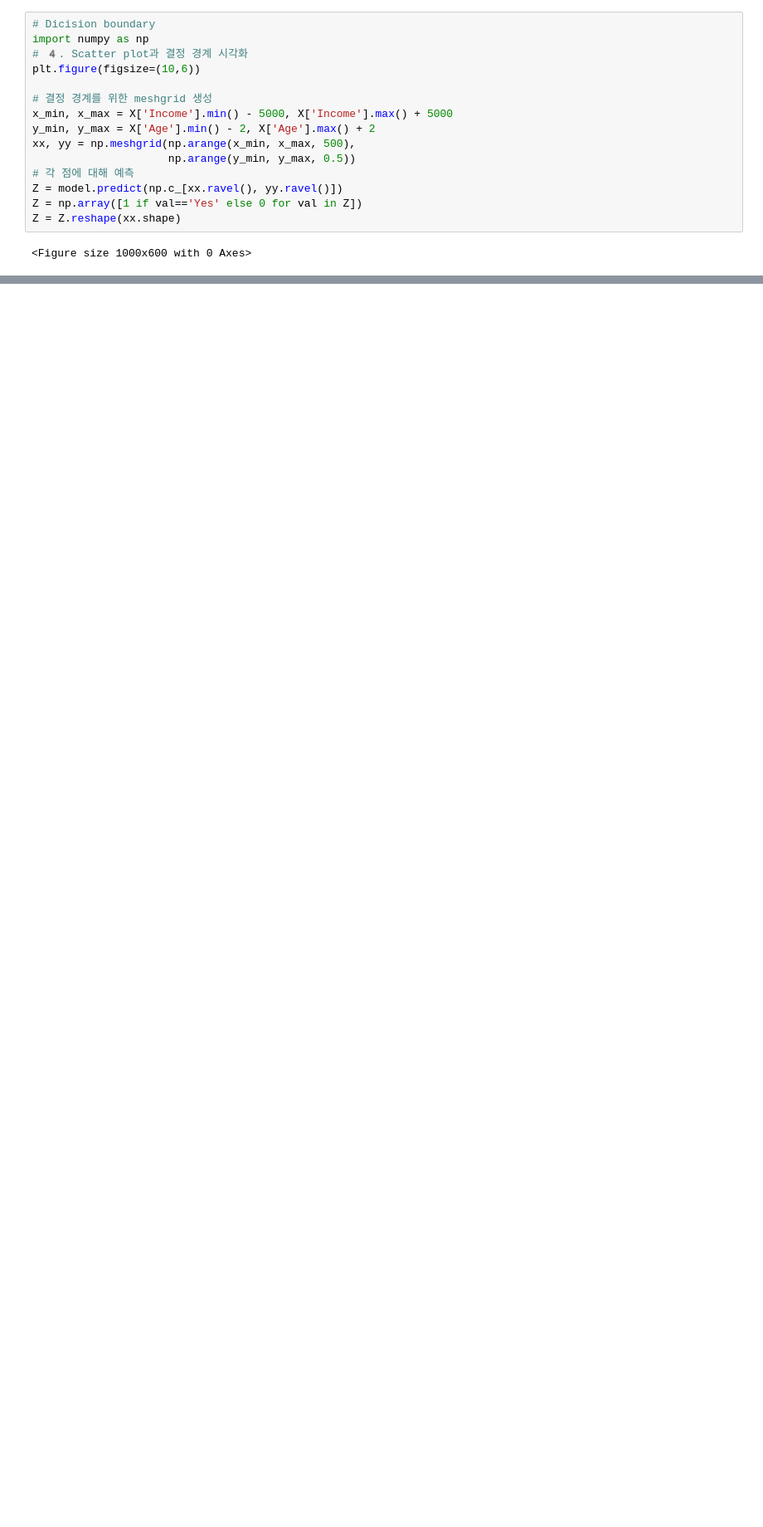
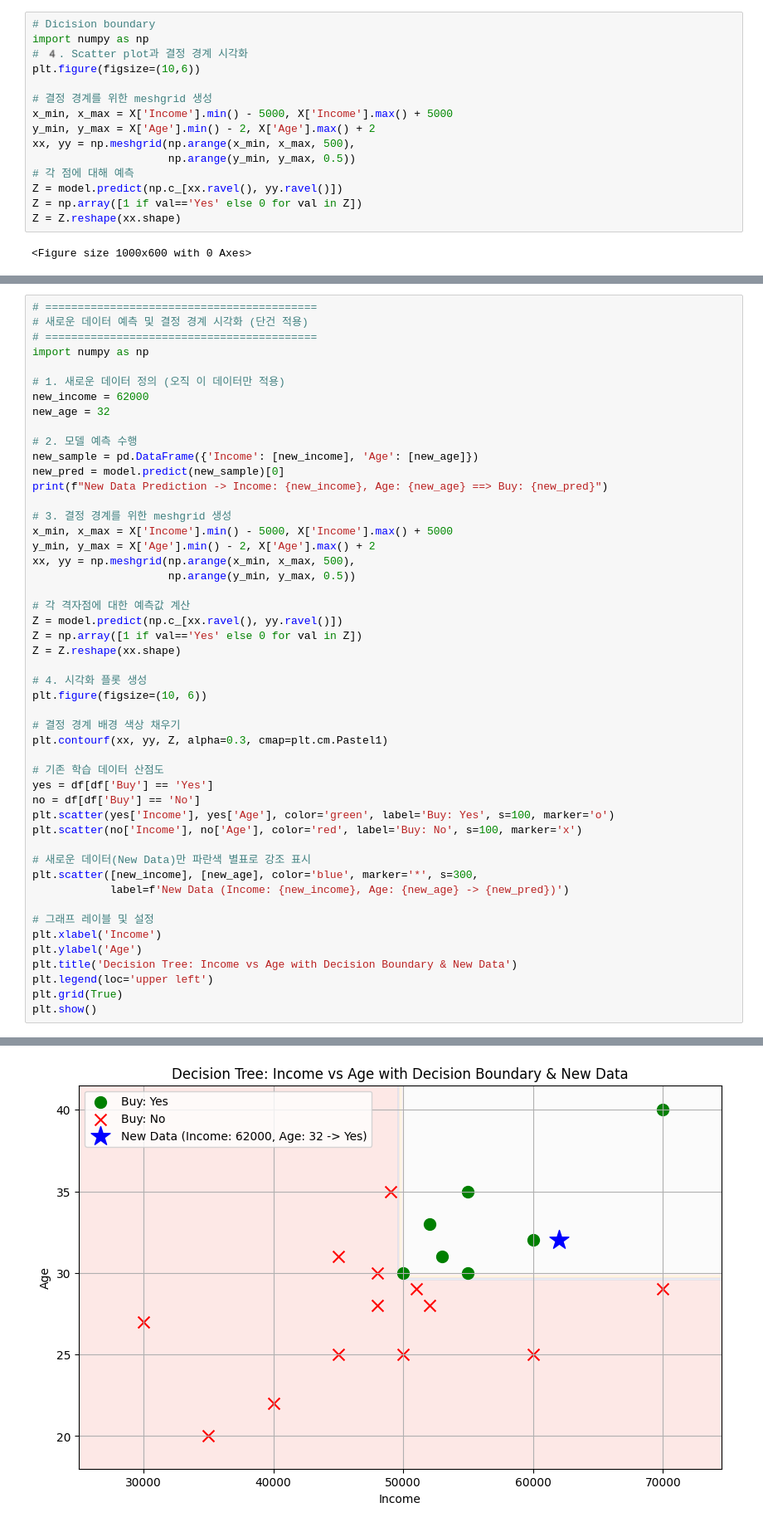
Before and after one commit to FarkhodStudy/AI_Electronic-and-Computer-Dept, a Jupyter notebook: QWE1.ipynb, the cells around one changed output, grey strips where cells are left out. Shown at 83% size. Saved outputs shown, nothing was run; the diff lists cells and outputs as text; blank space fills up the shorter version.

```diff
--- a/QWE1.ipynb
+++ b/QWE1.ipynb
@@ -138,0 +129,50 @@ Prediction for Income=62000, Age=32: Yes
+# %%
+# ==========================================
+# 새로운 데이터 예측 및 결정 경계 시각화 (단건 적용)
+# ==========================================
+import numpy as np
+
+# 1. 새로운 데이터 정의 (오직 이 데이터만 적용)
+new_income = 62000
+new_age = 32
+
+# 2. 모델 예측 수행
+new_sample = pd.DataFrame({'Income': [new_income], 'Age': [new_age]})
+new_pred = model.predict(new_sample)[0]
+print(f"New Data Prediction -> Income: {new_income}, Age: {new_age} ==> Buy: {new_pred}")
+
+# 3. 결정 경계를 위한 meshgrid 생성
+x_min, x_max = X['Income'].min() - 5000, X['Income'].max() + 5000
+y_min, y_max = X['Age'].min() - 2, X['Age'].max() + 2
+xx, yy = np.meshgrid(np.arange(x_min, x_max, 500),
+                     np.arange(y_min, y_max, 0.5))
+
+# 각 격자점에 대한 예측값 계산
+Z = model.predict(np.c_[xx.ravel(), yy.ravel()])
+Z = np.array([1 if val=='Yes' else 0 for val in Z])
+Z = Z.reshape(xx.shape)
+
+# 4. 시각화 플롯 생성
+plt.figure(figsize=(10, 6))
+
+# 결정 경계 배경 색상 채우기
+plt.contourf(xx, yy, Z, alpha=0.3, cmap=plt.cm.Pastel1)
+
+# 기존 학습 데이터 산점도
+yes = df[df['Buy'] == 'Yes']
+no = df[df['Buy'] == 'No']
+plt.scatter(yes['Income'], yes['Age'], color='green', label='Buy: Yes', s=100, marker='o')
+plt.scatter(no['Income'], no['Age'], color='red', label='Buy: No', s=100, marker='x')
+
+# 새로운 데이터(New Data)만 파란색 별표로 강조 표시
+plt.scatter([new_income], [new_age], color='blue', marker='*', s=300,
+            label=f'New Data (Income: {new_income}, Age: {new_age} -> {new_pred})')
+
+# 그래프 레이블 및 설정
+plt.xlabel('Income')
+plt.ylabel('Age')
+plt.title('Decision Tree: Income vs Age with Decision Boundary & New Data')
+plt.legend(loc='upper left')
+plt.grid(True)
+plt.show()
+# %% [output]
@@ -138,0 +180 @@ Prediction for Income=62000, Age=32: Yes
+[figure, added]
```
Also changed, not shown: parts of 2 cells of this notebook.
